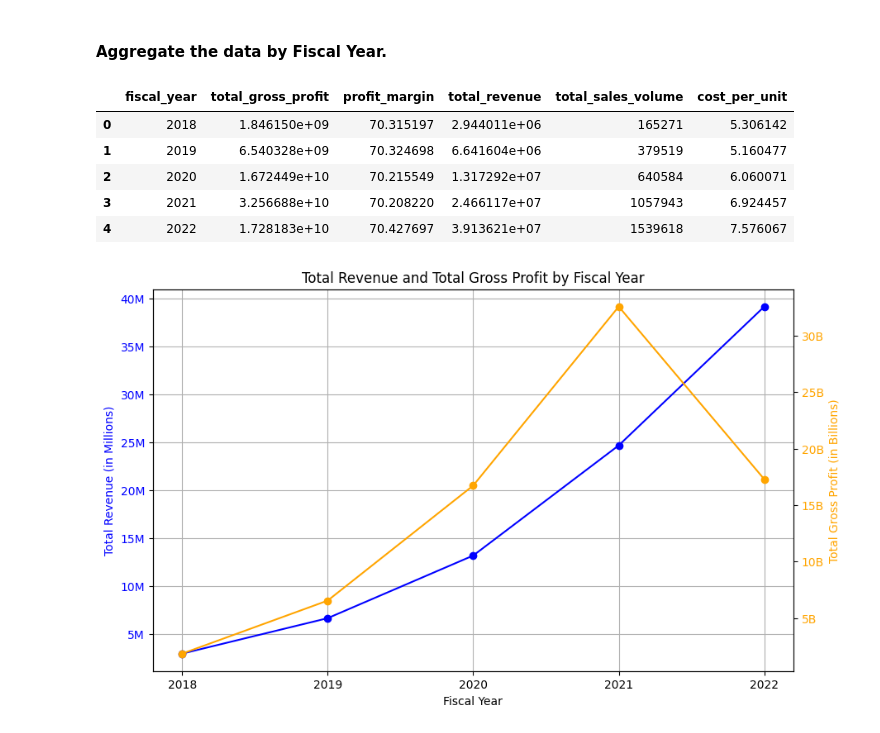
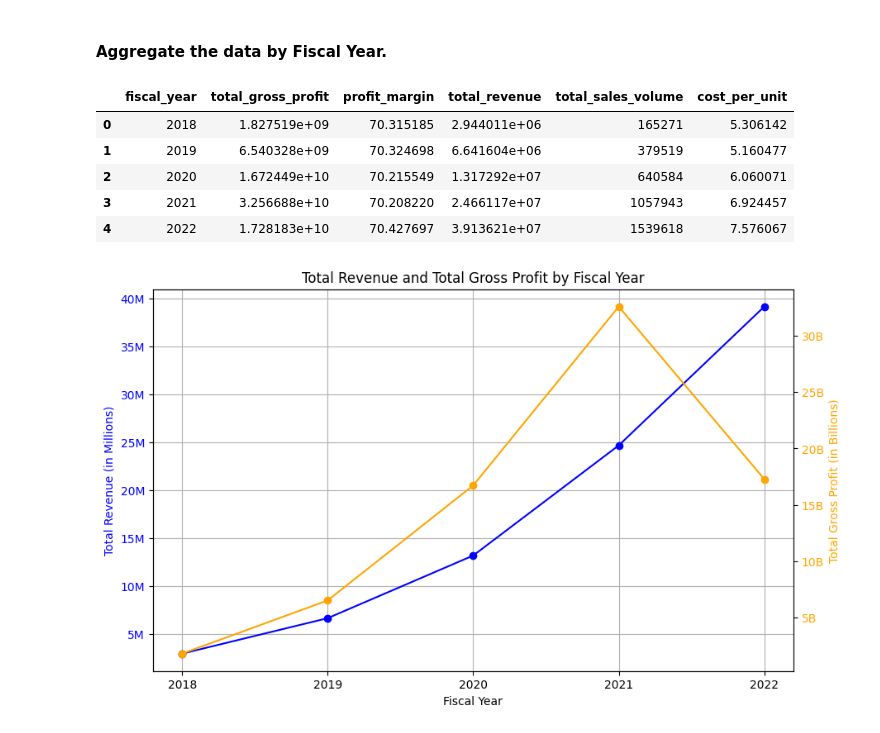
Before and after one commit to CesarChaparro1974/Financial_Analysis_Project, a Jupyter notebook: final_project.ipynb, the cells around one changed output. Cells and saved outputs as stored; diff of their text form; code cells hidden in the pictures.

```diff
--- a/final_project.ipynb
+++ b/final_project.ipynb
@@ -77,3 +78,3 @@ import seaborn as sns
 # %%
-con = sqlite3.connect('/Users/cesarchaparro/Desktop/TripleTen/Sprint_12/Final_Project/atliq_db.sqlite3')
+con = sqlite3.connect('/Users/cesarchaparro/Desktop/TripleTen/Sprint_12/Final_Project/Final_project/atliq_db.sqlite3')
 # %%
@@ -841,0 +884,12 @@ print(total_frequency)
+# %%
+# SQL query to exclude rows with sold_quantity = 0 on '2017-09-01'
+query = """
+SELECT *
+FROM fact_sales_monthly
+WHERE NOT (sold_quantity = 0 AND date = '2017-09-01');
+"""
+
+# Create the new cleaned DataFrame
+fact_sales_monthly_clean = pd.read_sql_query(query, con)
+fact_sales_monthly_clean.to_sql('fact_sales_monthly_clean', con, if_exists='replace', index=False)
+fact_sales_monthly_clean.info()
@@ -874,7 +965,7 @@ WITH gross_profit_calculation AS (
         (fgp.gross_price - fmc.manufacturing_cost) AS gross_profit_per_unit,
         (fsm.sold_quantity * (fgp.gross_price - fmc.manufacturing_cost)) AS gross_profit
     FROM
-        fact_sales_monthly fsm
+        fact_sales_monthly_clean fsm
     INNER JOIN
         fact_gross_price fgp ON fsm.product_code = fgp.product_code AND fsm.fiscal_year = fgp.fiscal_year
     INNER JOIN
@@ -885,7 +976,7 @@ total_revenue AS (
         fsm.fiscal_year,
         SUM(fsm.sold_quantity * fgp.gross_price) AS total_revenue
     FROM
-        fact_sales_monthly fsm
+        fact_sales_monthly_clean fsm
     JOIN
         fact_gross_price fgp ON fsm.product_code = fgp.product_code AND fsm.fiscal_year = fgp.fiscal_year
     GROUP BY
@@ -896,7 +987,7 @@ total_sales_volume AS (
         fsm.fiscal_year,
         SUM(fsm.sold_quantity) AS total_sales_volume
     FROM
-        fact_sales_monthly fsm
+        fact_sales_monthly_clean fsm
     GROUP BY
         fsm.fiscal_year
 ),
@@ -905,7 +996,7 @@ cost_per_unit_calculation AS (
         fsm.fiscal_year,
         AVG(fmc.manufacturing_cost) AS cost_per_unit
     FROM
-        fact_sales_monthly fsm
+        fact_sales_monthly_clean fsm
     INNER JOIN
         fact_manufacturing_cost fmc ON fsm.product_code = fmc.product_code AND fsm.fiscal_year = fmc.cost_year
     GROUP BY
@@ -919,35 +1010,35 @@ aggregated_data AS (
     FROM
         gross_profit_calculation gp
     INNER JOIN
-        fact_sales_monthly fsm ON gp.product_code = fsm.product_code AND gp.fiscal_year = fsm.fiscal_year
+        fact_sales_monthly_clean fsm ON gp.product_code = fsm.product_code AND gp.fiscal_year = fsm.fiscal_year
     INNER JOIN
         fact_gross_price fgp ON gp.product_code = fgp.product_code AND gp.fiscal_year = fgp.fiscal_year
     GROUP BY
         gp.fiscal_year
 )
 SELECT
     ad.fiscal_year,
     ad.total_gross_profit,
     ad.profit_margin,
     tr.total_revenue,
     tsv.total_sales_volume,
     cp.cost_per_unit
 FROM
     aggregated_data ad
 INNER JOIN
     total_revenue tr ON ad.fiscal_year = tr.fiscal_year
 INNER JOIN
     total_sales_volume tsv ON ad.fiscal_year = tsv.fiscal_year
 INNER JOIN
     cost_per_unit_calculation cp ON ad.fiscal_year = cp.fiscal_year
 ORDER BY
     ad.fiscal_year;
 """
 aggregated_by_fiscal_year = pd.read_sql_query(query_fiscal_year, con)
 aggregated_by_fiscal_year
 # %% [output]
 |  | fiscal_year | total_gross_profit | profit_margin | total_revenue | total_sales_volume | cost_per_unit |
-| 0 | 2018 | 1.846150e+09 | 70.315197 | 2.944011e+06 | 165271 | 5.306142 |
+| 0 | 2018 | 1.827519e+09 | 70.315185 | 2.944011e+06 | 165271 | 5.306142 |
 | 1 | 2019 | 6.540328e+09 | 70.324698 | 6.641604e+06 | 379519 | 5.160477 |
 | 2 | 2020 | 1.672449e+10 | 70.215549 | 1.317292e+07 | 640584 | 6.060071 |
 | 3 | 2021 | 3.256688e+10 | 70.208220 | 2.466117e+07 | 1057943 | 6.924457 |
```
Also changed, not shown: parts of 44 cells of this notebook, 1 other file.
